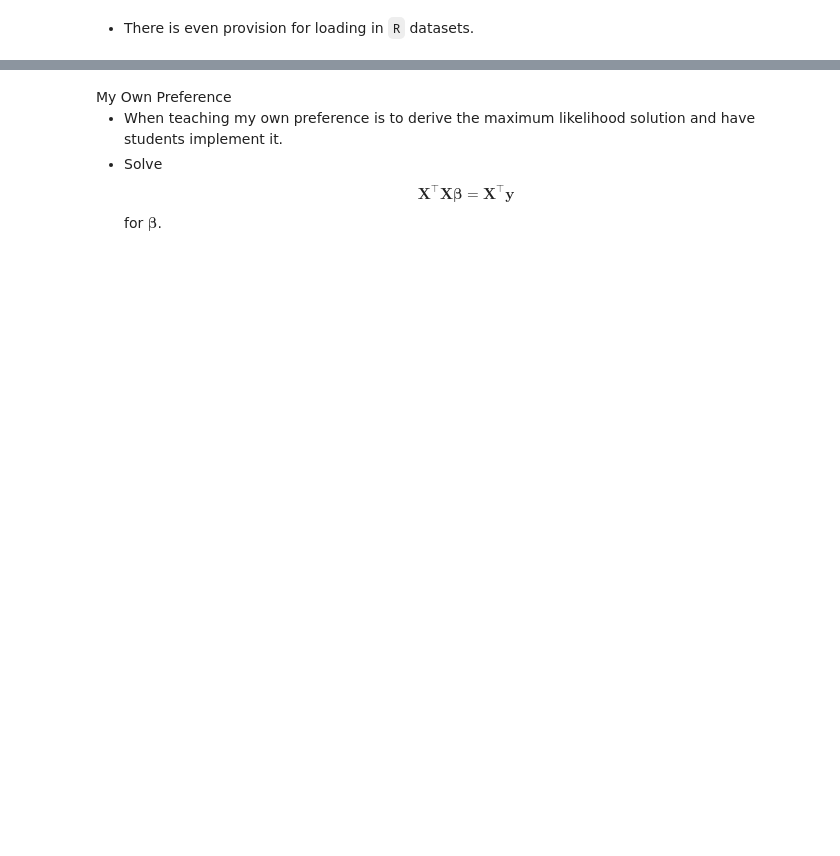
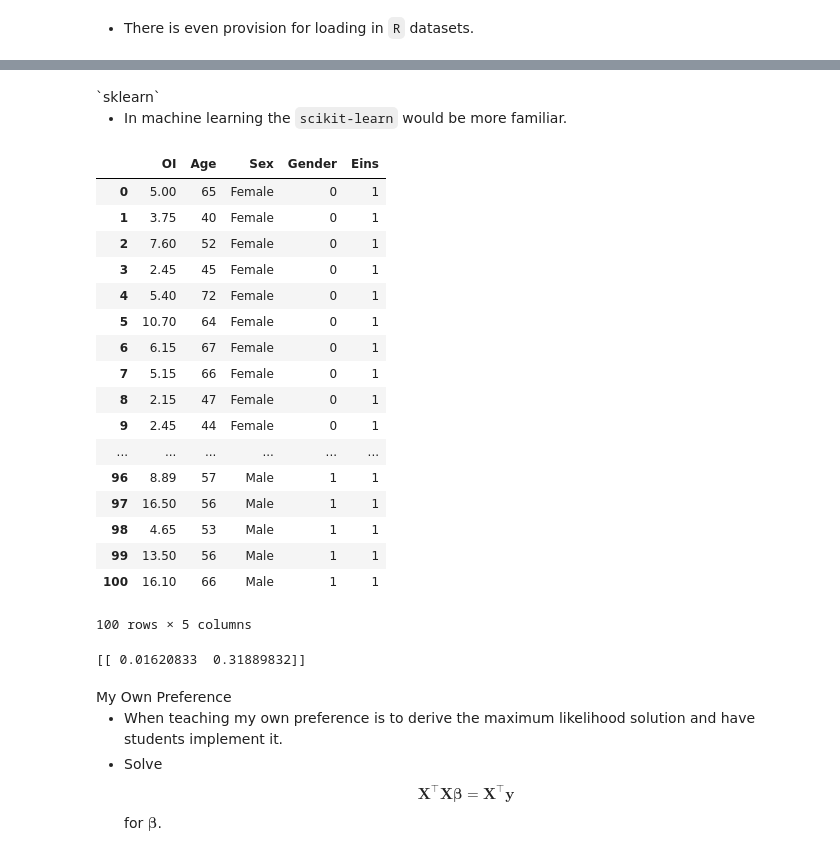
Before and after one commit to lawrennd/statslang, a Jupyter notebook: python/statslang.ipynb, the cells around one changed output, grey strips where cells are left out. Saved outputs shown, nothing was run; the diff lists cells and outputs as text; code cells hidden in the pictures; blank space fills up the shorter version.

```diff
--- a/python/statslang.ipynb
+++ b/python/statslang.ipynb
@@ -300,3 +275,40 @@ Name: Age, Length: 101, dtype: int64
+# %% [markdown]
+<div class="slide-header">`sklearn`</div>
+
+* In machine learning the `scikit-learn` would be more familiar.
+# %%
+df
+# %% [output]
+|  | OI | Age | Sex | Gender | Eins |
+| 0 | 5.00 | 65 | Female | 0 | 1 |
+| 1 | 3.75 | 40 | Female | 0 | 1 |
+| 2 | 7.60 | 52 | Female | 0 | 1 |
+| 3 | 2.45 | 45 | Female | 0 | 1 |
+| 4 | 5.40 | 72 | Female | 0 | 1 |
+| 5 | 10.70 | 64 | Female | 0 | 1 |
+| 6 | 6.15 | 67 | Female | 0 | 1 |
+| 7 | 5.15 | 66 | Female | 0 | 1 |
+| 8 | 2.15 | 47 | Female | 0 | 1 |
+| 9 | 2.45 | 44 | Female | 0 | 1 |
+| ... | ... | ... | ... | ... | ... |
+| 96 | 8.89 | 57 | Male | 1 | 1 |
+| 97 | 16.50 | 56 | Male | 1 | 1 |
+| 98 | 4.65 | 53 | Male | 1 | 1 |
+| 99 | 13.50 | 56 | Male | 1 | 1 |
+| 100 | 16.10 | 66 | Male | 1 | 1 |
+100 rows × 5 columns
+# %%
+from sklearn.linear_model import LinearRegression
+model = LinearRegression()
+
+X, y = df[['Age', 'Gender']], np.log(df['OI']).values[:, None]
+
+model.fit( X, y )
+
+score = '{0:.3f}'.format( model.score( X, y ) )
+print model.coef_
+# %% [output]
+[[ 0.01620833  0.31889832]]
 # %% [markdown]
 <div class="slide-header">My Own Preference</div>
 
```
Also changed, not shown: parts of 9 cells of this notebook.
